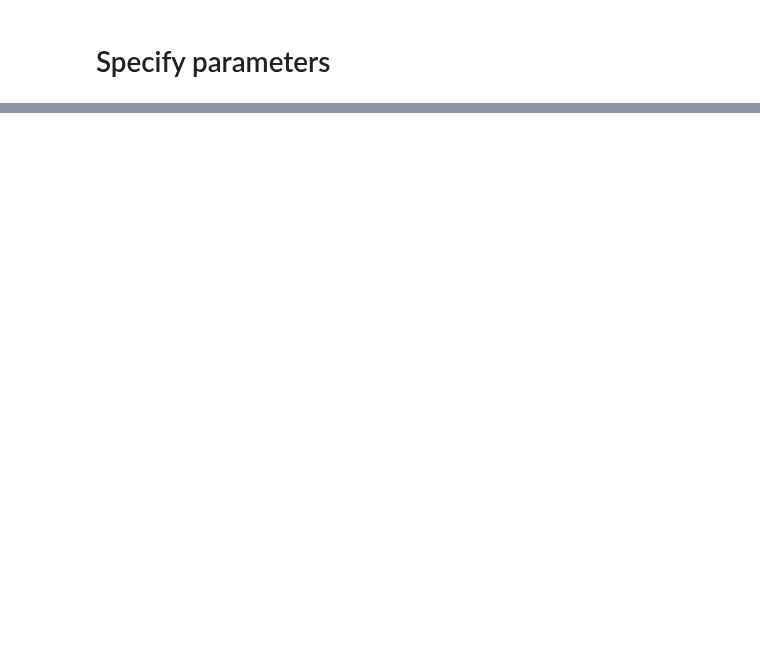
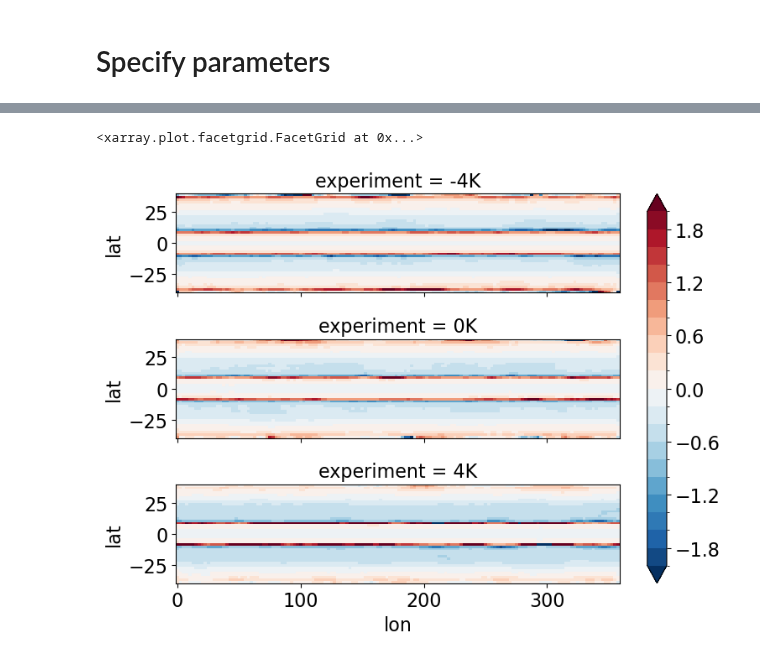
Before and after one commit to spencer-ressel/thesis-work, a Jupyter notebook: python/aquaplanet_analysis/gross_moist_stability_analysis.ipynb, the cells around one changed output, grey strips where cells are left out. Saved outputs shown, nothing was run; the diff lists cells and outputs as text; code cells hidden in the pictures; blank space fills up the shorter version.

```diff
--- a/python/aquaplanet_analysis/gross_moist_stability_analysis.ipynb
+++ b/python/aquaplanet_analysis/gross_moist_stability_analysis.ipynb
@@ -565,0 +810,8 @@ Finished
+# %%
+(
+    (multi_experiment_GMS_variables['Horizontal MSE Advection'] + multi_experiment_GMS_variables['Vertical MSE Advection']).mean(dim='time')
+    / multi_experiment_GMS_variables['Vertical DSE Advection'].mean(dim='time')
+).plot(x='lon', y='lat', row='experiment', levels=np.linspace(-2, 2, 21), extend='both', figsize=(8,6), aspect='equal')
+# %% [output]
+<xarray.plot.facetgrid.FacetGrid at 0x...>
+[figure, added]
```
Also changed, not shown: parts of 16 cells of this notebook, 2 other files.
